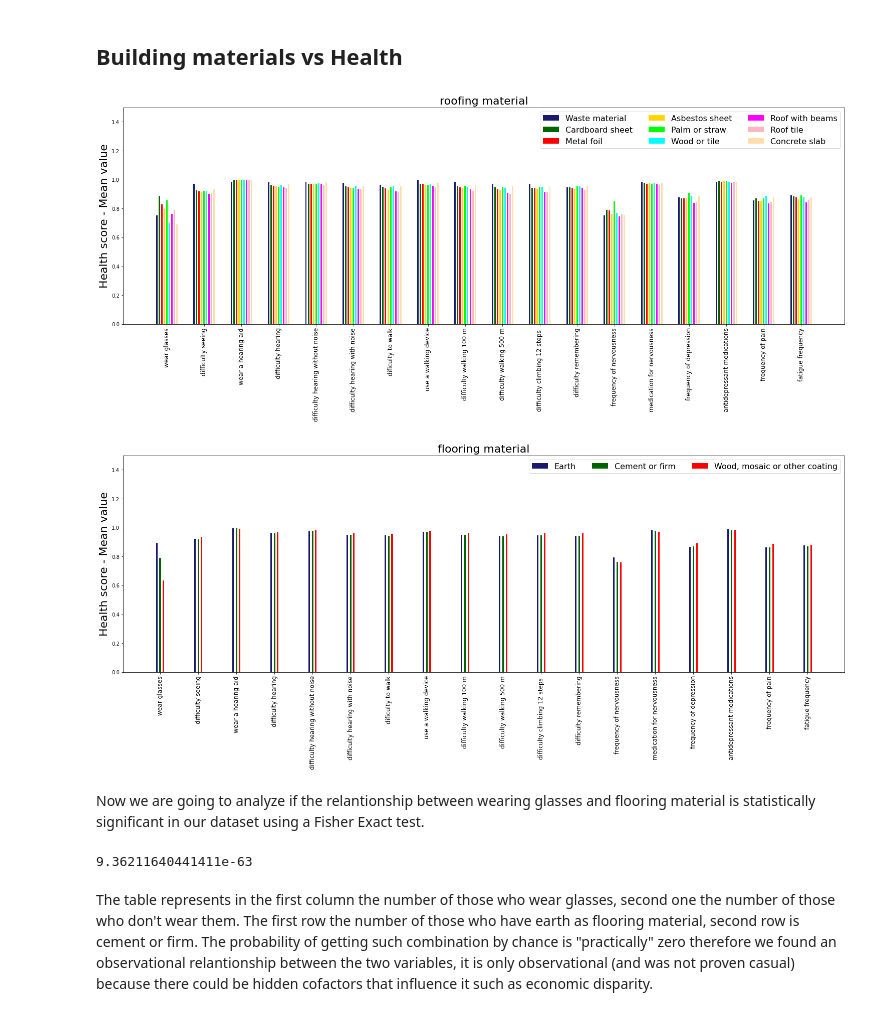
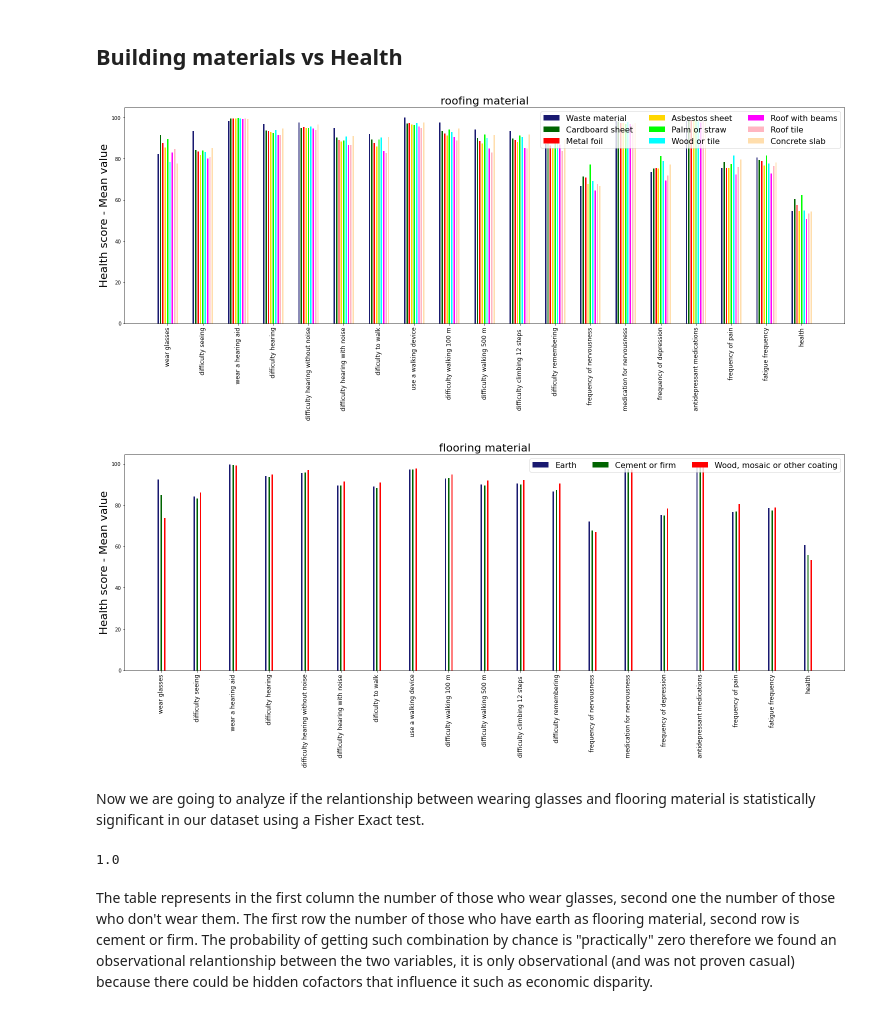
Before and after one commit to emarazz/ada_2020, a Jupyter notebook: Homework/04 - Detection of housing-health relationship/p4_V2.ipynb, the cells around one changed output. Saved outputs shown, nothing was run; the diff lists cells and outputs as text; code cells hidden in the pictures.

Commit message:
new score, total health added to figures

```diff
--- a/Homework/04 - Detection of housing-health relationship/p4_V2.ipynb
+++ b/Homework/04 - Detection of housing-health relationship/p4_V2.ipynb
@@ -204,3 +204,39 @@ data_person_all["health"].hist(ax=ax,bins=10)
 ax.grid(False)
 # %% [output]
 [figure]
+# %%
+# Uniform Health Scores
+health_var.append('health')
+for item in health_var:
+    # Sort by score
+    sorted_h=data_person_all[item].sort_values(ascending=False)
+    sorted_h_length=len(sorted_h)
+
+    score_ar=np.empty(sorted_h_length)
+
+    score=100
+    old_row=100
+    counter=0
+
+    for index, row in sorted_h.items():
+        # To have same uniform score for person with same old health score
+        if row<old_row:
+            score=100-100*counter/sorted_h_length
+        score_ar[counter]=score
+        old_row=row
+        counter+=1
+
+    sc_pand=pd.Series(score_ar)
+    # Use old index
+    sc_pand.index=sorted_h.index
+    # Unsort to original
+    sc_pand=sc_pand.sort_index()
+    data_person_all[item]=sc_pand
+# %%
+# distribution of "health" in the dataset
+fig, ax = plt.subplots()
+ax.set_xlabel('Health score', fontsize=12)
+ax.set_ylabel('Frequency', fontsize=12)
+fig.suptitle("Health score frequency plot", fontsize=17)
+data_person_all["health"].hist(ax=ax,bins=10)
+ax.grid(False)
@@ -245,36 +283,35 @@ for house_item in important_house_var:
 # %%
 house_material=['roofing_material','flooring_material']
 mat = [None] *2
 mat[0]=['Waste material' ,'Cardboard sheet' ,'Metal foil','Asbestos sheet' ,'Palm or straw' ,'Wood or tile ','Roof with beams', 'Roof tile', 'Concrete slab' ]
 mat[1]=['Earth', 'Cement or firm', 'Wood, mosaic or other coating']
 
 for index_global,house_item in enumerate(house_material):
     answers=sorted(data_person_all[house_item].value_counts().index)
     len_answers=num=len(answers)
 
     data = [None] * len_answers
     for index,item in enumerate(answers):
         data[index]=data_person_all[data_person_all[house_item]==answers[index]][health_var].mean()
     fig = plt.figure(figsize=(20,6))
     ax = fig.add_axes([0,0,1,1])
 
     x = np.arange(len(health_var))  # the label locations
     width = 0.06  # the width of the bars
     width_vector=np.linspace(start=-width*len_answers/2, stop=width*len_answers/2,num=len_answers )
     color_list=['#191970', '#006400', '#ff0000', '#ffd700', '#00ff00' ,'#00ffff','#ff00ff' ,'#ffb6c1','#ffdead']
 
     for item in health_var:
         for index,wid in enumerate(width_vector):
             ax.bar(x + wid, data[index], width = 0.04,color=color_list[index])
         ax.set_xticks(x)
         ax.set_xticklabels(health_var_txt,rotation='90',fontsize=12)
         ax.legend(labels=mat[index_global],fontsize=16,ncol=3)
-    plt.ylim(0,1.5)
     plt.title(house_item.replace('_',' '),fontsize=22)
     plt.ylabel('Health score - Mean value',fontsize=22)
 # %% [output]
-[figure, old version]
+[figure, new version]
-[figure, old version]
+[figure, new version]
 # %% [markdown]
 Now we are going to analyze if the relantionship between wearing glasses and flooring material is statistically significant in our dataset using a Fisher Exact test.
 # %%
@@ -287,7 +324,7 @@ n4 = len(data_person_all[(data_person_all["wear_glasses"]==0) & (data_person_all
 _ , pvalue = stats.fisher_exact([[n1, n2], [n3, n4]])
 pvalue
 # %% [output]
-9.36211640441411e-63
+1.0
 # %% [markdown]
 The table represents in the first column the number of those who wear glasses, second one the number of those who don't wear them. The first row the number of those who have earth as flooring material, second row is cement or firm. The probability of getting such combination by chance is "practically" zero therefore we found an observational relantionship between the two variables, it is only observational (and was not proven casual) because there could be hidden cofactors that influence it such as economic disparity.
 # %% [markdown]
```
Also changed, not shown: parts of 9 cells of this notebook.
